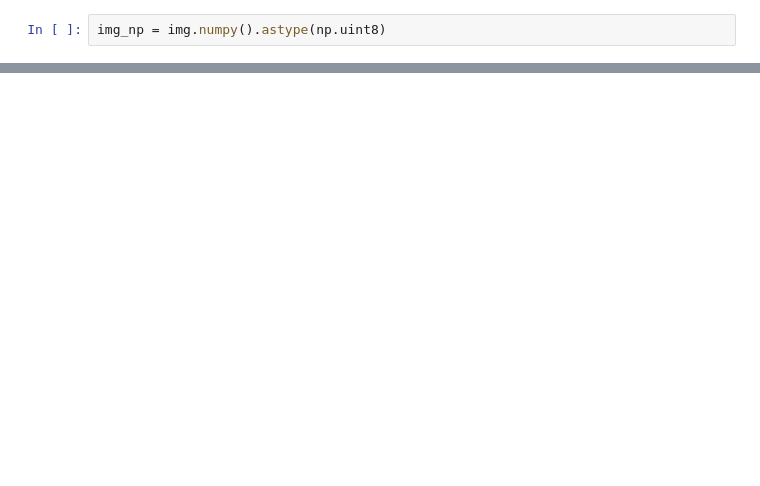
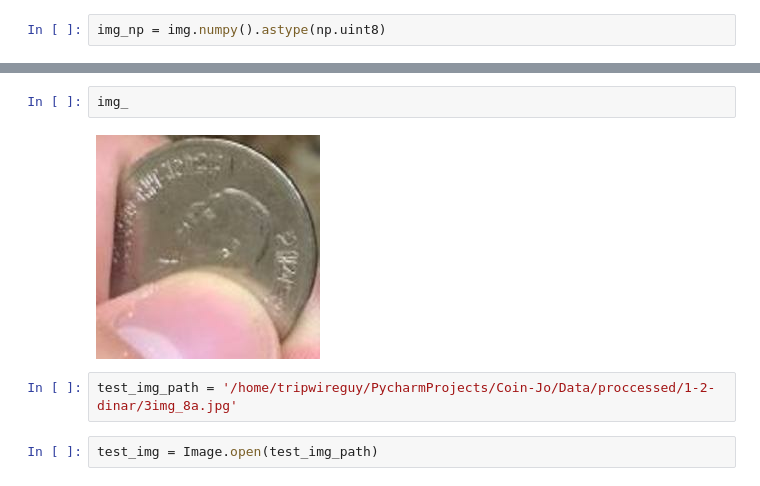
Before and after one commit to Basel-Aldwairi/Coin-Jo, a Jupyter notebook: notebook/MobileNetv2.ipynb, the cells around one changed output, grey strips where cells are left out. Cells and saved outputs as stored; diff of their text form; blank space fills up the shorter version.

```diff
--- a/notebook/MobileNetv2.ipynb
+++ b/notebook/MobileNetv2.ipynb
@@ -128,0 +152,8 @@ plt.scatter([ j + 1 for j in range(4)], y_pred[i])
+# %%
+img_
+# %% [output]
+[figure, added]
+# %%
+test_img_path = '/home/tripwireguy/PycharmProjects/Coin-Jo/Data/proccessed/1-2-dinar/3img_8a.jpg'
+# %%
+test_img = Image.open(test_img_path)
```
Also changed, not shown: parts of 27 cells of this notebook, 3 other files.
